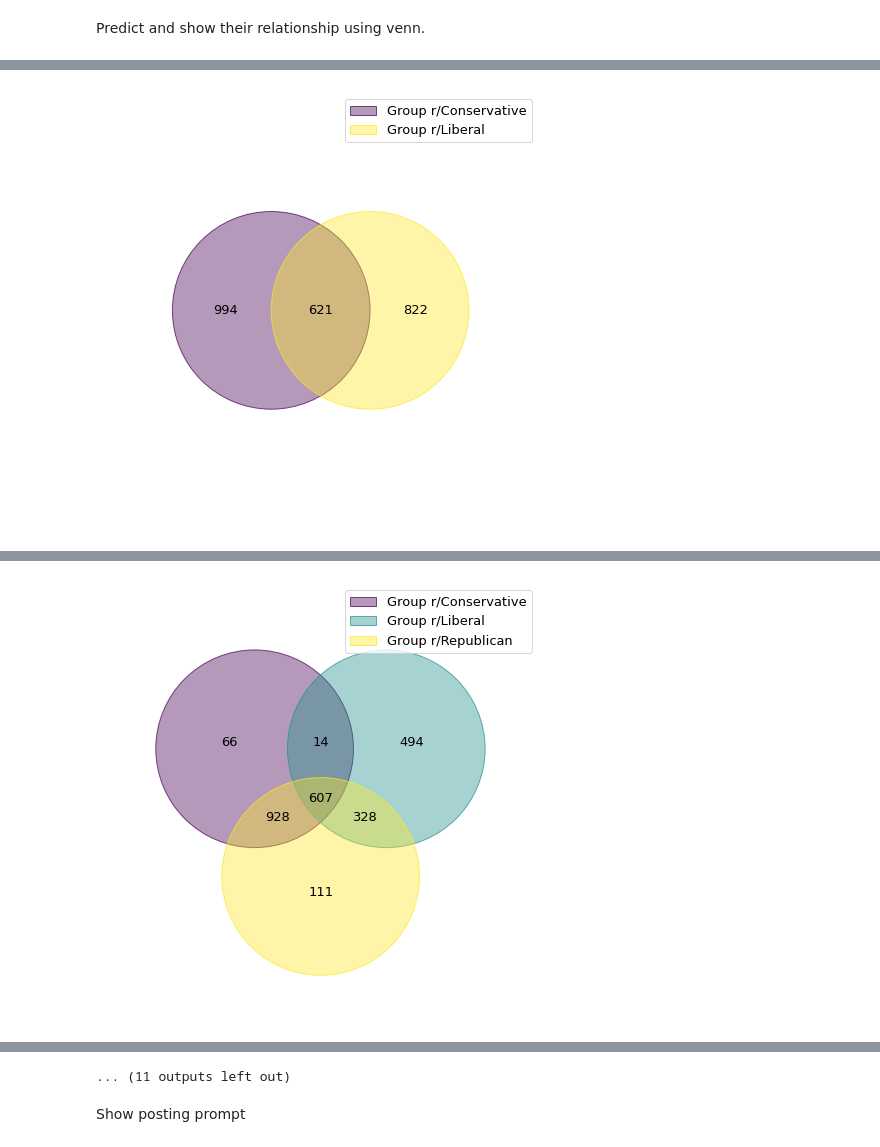
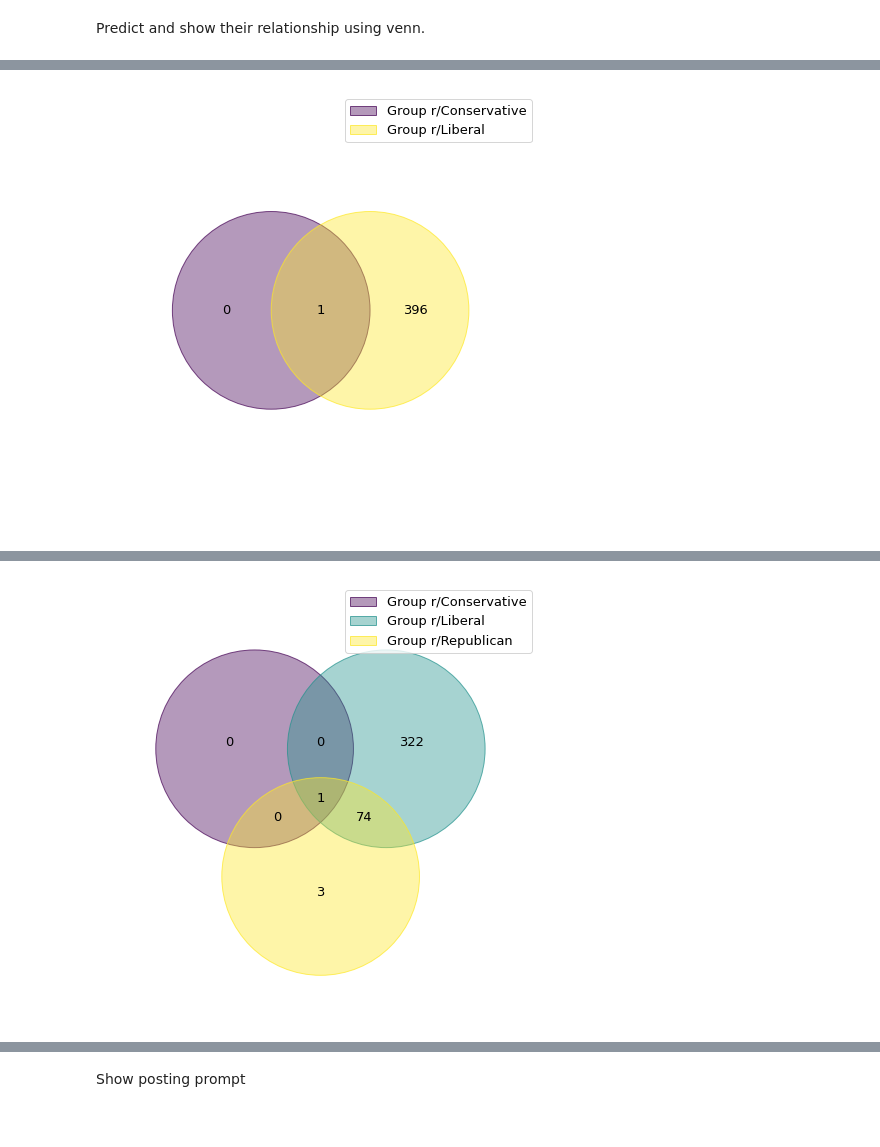
Before and after one commit to StanfordHCI/Curation-Modeling, a Jupyter notebook: curation.ipynb, the cells around one changed output, grey strips where cells are left out. Cells and saved outputs as stored; diff of their text form; code cells hidden in the pictures.

```diff
--- a/curation.ipynb
+++ b/curation.ipynb
@@ -252,7 +248,7 @@ Select a subreddit from the most popular subreddits
 # %%
 selected_subreddit = None
 selected_subreddit = config["selected_subreddit"]
-selected_subreddit = "r/politics_r/Conservative_r/Liberal_r/Republican_r/democrats_r/VoteBlue" # r/BlackPeopleTwitter_r/BlackLivesMatter_r/WhitePeopleTwitter
+selected_subreddit = "r/politics" # r/politics_r/Conservative_r/Liberal_r/Republican_r/democrats_r/VoteBlue
 # selected_subreddit = "r/politics r/Conservative r/Liberal r/Republican r/democrats r/VoteBlue r/Feminism r/MensRights"
 # %%
 def get_selected_subreddit_info(config, selected_subreddit, subreddit_active_users, subreddit_votes_counter, subreddit_train_submissions, subreddit_test_submissions, original_feature_map, active_user_votes_thres):
@@ -315,7 +306,7 @@ Analyze submissions content
 # analyze_post = config["analyze_post"]
 analyze_post = False
 # %%
-def get_submissions_text(submission_ids, pass_analyzed = False):
+def get_submissions_text(submission_ids, subreddit_test_submissions, selected_subreddit, pass_analyzed = False, submission_sentiment_map = None, submission_class_map = None, submission_entity_map = None):
     _submission_ids = []
     submissions_text = []
     for submission_id in submission_ids:
@@ -720,12 +695,12 @@ upvote_confidence_thres = 0.0 # config["upvote_confidence_thres"] # TODO:
 # %% [markdown]
 Predict and show their relationship using venn.
 # %%
-def predict_groups_preferences(config, model, users_in_groups, unique_submissions:dict, upvote_ratio_thres = 0.5, group_centers=None, user_grouping_method = "rep", existing_votes = None, existing_user_updown_votes = None, pred_group_votes_info = None, upvote_confidence_thres = 0, selected_subreddit_active_user_i_user_map=None, extra_input = None):
+def predict_groups_preferences(config, model, users_in_groups, unique_submissions:dict, subreddit_test_submissions, selected_subreddit, upvote_ratio_thres = 0.5, group_centers=None, user_grouping_method = "rep", existing_votes = None, existing_user_updown_votes = None, pred_group_votes_info = None, upvote_confidence_thres = 0, selected_subreddit_active_user_i_user_map=None, extra_input = None):
     # users_in_groups = existing_user_votes.most_common(3)
     groups_preferred_submissions = {}
     groups_preferred_submissions_text = {}
     # groups_submission_upvote_count_matrix = np.zeros([len(users_in_groups), len(unique_submissions)])
-    groups_submission_upvote_count_matrix = pd.DataFrame(np.zeros([len(users_in_groups), len(unique_submissions)]), index = list(users_in_groups.keys()))
+    groups_submission_upvote_count_matrix = pd.DataFrame(np.zeros([len(users_in_groups), len(unique_submissions)]), index = list(users_in_groups.keys())) # TODO:TODO:
     unique_submissions_ids = list(unique_submissions.keys())
     used_group_centers = []
     if os.path.exists(config["preferred_submissions_venn_figure_dir"]):
@@ -762,7 +737,6 @@ def predict_groups_preferences(config, model, users_in_groups, unique_submission
                 debug("Using existing pred_group_votes_info")
                 pred_group_x_subreddit_submission_vote_score_matrix = pred_group_votes_info[group_x]
                 group_x_submission_votes, group_x_confidence, pred_group_x_subreddit_submission_vote_score_matrix, pred_group_x_subreddit_submission_vote_matrix = get_group_user_submission_vote_score_matrix(None, users_in_groups[group_x], group_x_subreddit_submissions_data, existing_votes, existing_pred_user_submission_vote_score_matrix=pred_group_x_subreddit_submission_vote_score_matrix, upvote_confidence_thres=upvote_confidence_thres)
-                # group_x_submission_votes, group_x_confidence, pred_group_x_subreddit_submission_vote_score_matrix, pred_group_x_subreddit_submission_vote_matrix = pred_group_votes_info[group_x]
         elif len(users_in_groups[group_x]) == 0: # no user in this group, i.e., without curation, just count real votes
             group_x_submission_votes, group_x_confidence, pred_group_x_subreddit_submission_vote_score_matrix, pred_group_x_subreddit_submission_vote_matrix = get_group_users_real_vote(list(selected_subreddit_active_user_i_user_map.values()), unique_submissions, existing_votes, metric = "upvote_rate")
 
@@ -784,7 +758,7 @@ def predict_groups_preferences(config, model, users_in_groups, unique_submission
         groups_preferred_submissions[f"Group {group_x}"] = group_x_preferred_submissions
 
         # convert submission text content
-        group_x_preferred_ranked_submissions_text = get_submissions_text(group_x_preferred_ranked_submissions)
+        group_x_preferred_ranked_submissions_text = get_submissions_text(group_x_preferred_ranked_submissions, subreddit_test_submissions, selected_subreddit)
         groups_preferred_submissions_text[f"Group {group_x}"] = group_x_preferred_ranked_submissions_text
 
         print_log(config["log_path"], f"Users in group {group_x} {user_train_vote_prompt}prefers {len(group_x_preferred_submissions)}/{len(unique_submissions)} submissions (%upvotes ≥ {upvote_ratio_thres})") #  (sorted using %upvotes): {group_x_preferred_ranked_submissions}, with text {group_x_preferred_ranked_submissions_text}
@@ -799,5 +773,5 @@ def predict_groups_preferences(config, model, users_in_groups, unique_submission
     return groups_preferred_submissions, groups_preferred_submissions_text, groups_submission_upvote_count_matrix
 
 model = model.to(model.device); model.eval()
-groups_preferred_submissions, groups_preferred_submissions_text, groups_submission_upvote_count_matrix = predict_groups_preferences(config, model, users_in_groups, submissions_before_curation, group_centers=group_centers, user_grouping_method=user_grouping_method, existing_votes=existing_votes, existing_user_updown_votes=existing_user_updown_votes, pred_group_votes_info = pred_group_votes_info, upvote_ratio_thres = upvote_ratio_thres, upvote_confidence_thres=upvote_confidence_thres, selected_subreddit_active_user_i_user_map=selected_subreddit_active_user_i_user_map, extra_input=extra_input)
+groups_preferred_submissions, groups_preferred_submissions_text, groups_submission_upvote_count_matrix = predict_groups_preferences(config, model, users_in_groups, submissions_before_curation, subreddit_test_submissions, selected_subreddit, group_centers=group_centers, user_grouping_method=user_grouping_method, existing_votes=existing_votes, existing_user_updown_votes=existing_user_updown_votes, pred_group_votes_info = pred_group_votes_info, upvote_ratio_thres = upvote_ratio_thres, upvote_confidence_thres=upvote_confidence_thres, selected_subreddit_active_user_i_user_map=selected_subreddit_active_user_i_user_map, extra_input=extra_input)
 # %% [output]
@@ -819,0 +794 @@ Predicting group r/Liberal with 31 users
+[figure, new version]
@@ -828 +807 @@ Users in group r/Liberal prefers 1443/2893 submissions (%upvotes ≥ 0.5)
-[figure, old version]
+[figure, new version]
@@ -845 +828,0 @@ Users in group r/Republican prefers 1974/2893 submissions (%upvotes ≥ 0.5)
-[figure, old version]
@@ -858,4 +834,3 @@ Using existing pred_group_votes_info
-... (11 outputs left out)
 # %% [markdown]
 Show posting prompt
 # %%
```
Also changed, not shown: parts of 12 cells of this notebook, 7 other files.
